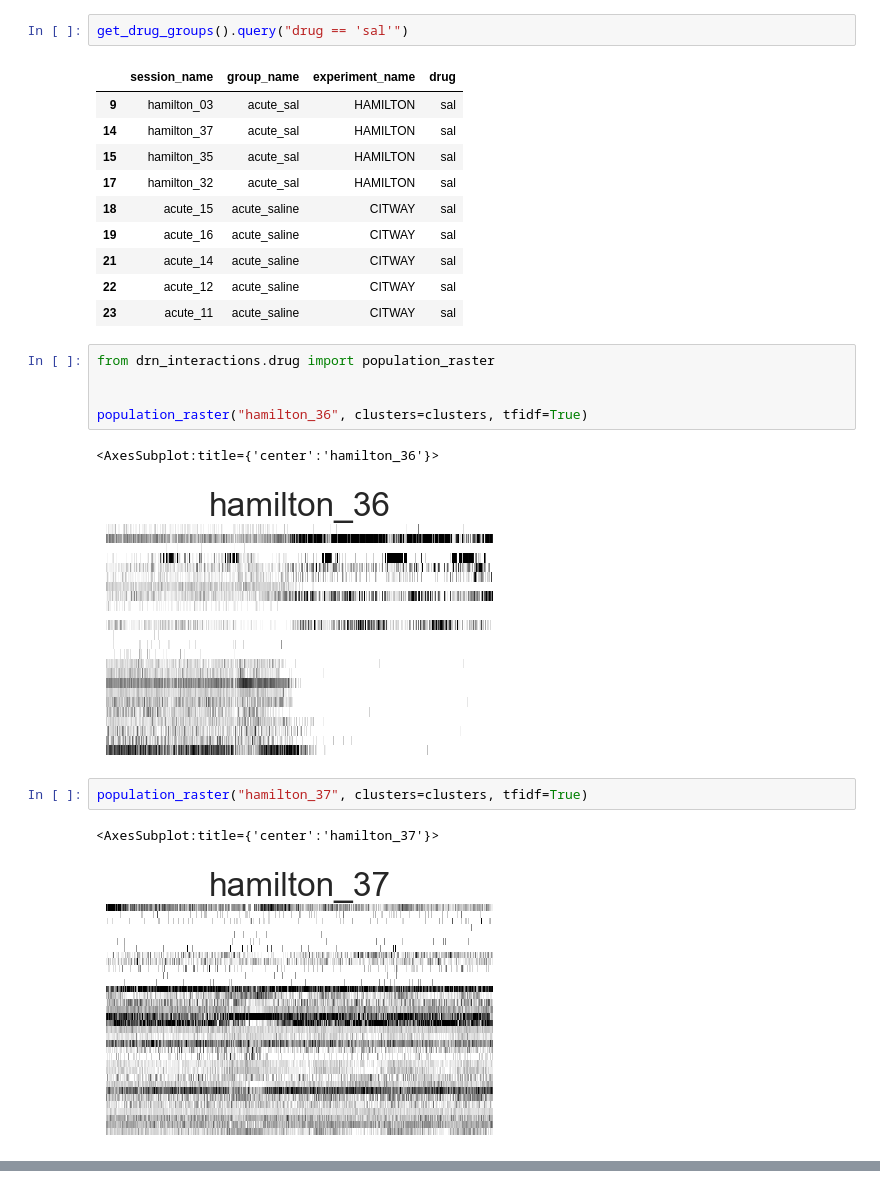
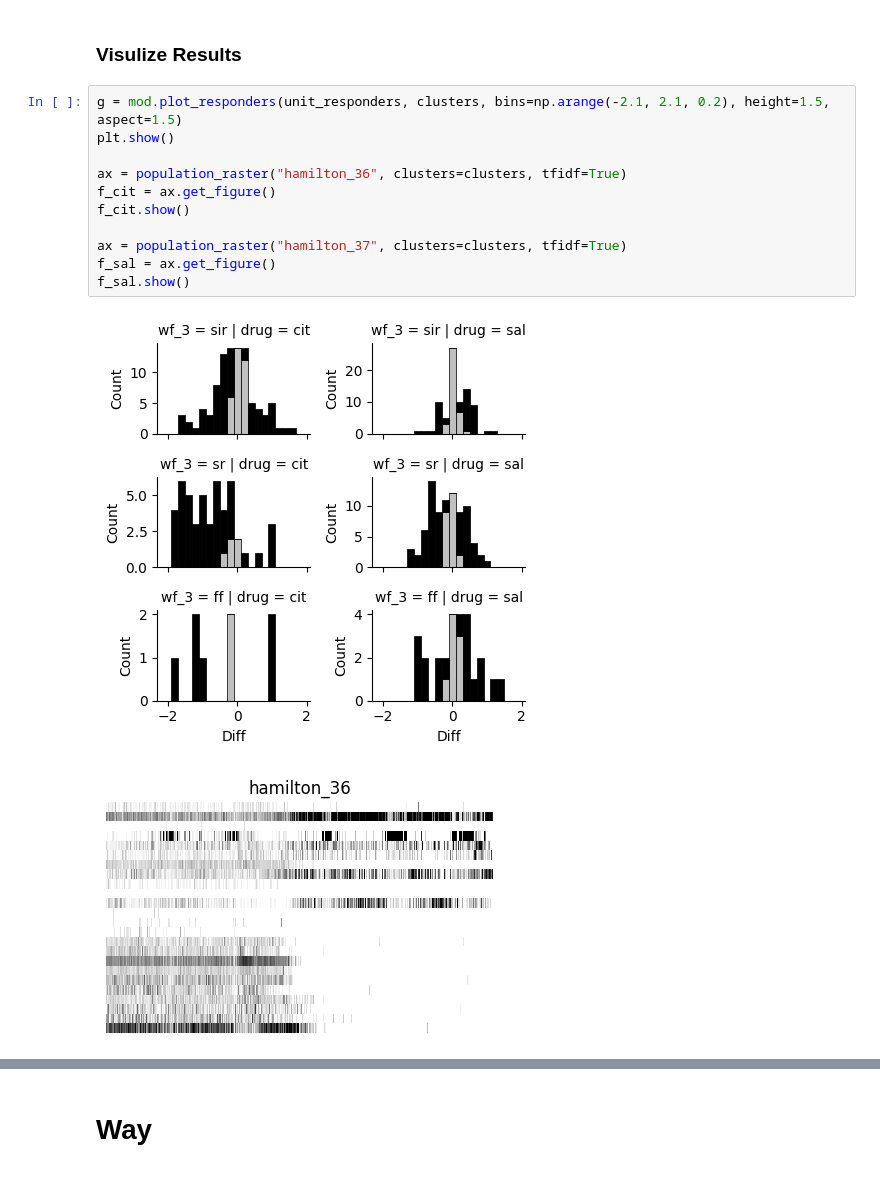
Before and after one commit to Ruairi-osul/drn-interactions, a Jupyter notebook: notebooks/Drug/Single Unit.ipynb, the cells around one changed output, grey strips where cells are left out. Saved outputs shown, nothing was run; the diff lists cells and outputs as text.

```diff
--- a/notebooks/Drug/Single Unit.ipynb
+++ b/notebooks/Drug/Single Unit.ipynb
@@ -67,26 +93,16 @@ mod.plot_responders(responders, clusters, bins=np.arange(-2.1, 2.1, 0.2))
-# %%
-get_drug_groups().query("drug == 'sal'")
-# %% [output]
-|  | session_name | group_name | experiment_name | drug |
-| 9 | hamilton_03 | acute_sal | HAMILTON | sal |
-| 14 | hamilton_37 | acute_sal | HAMILTON | sal |
-| 15 | hamilton_35 | acute_sal | HAMILTON | sal |
-| 17 | hamilton_32 | acute_sal | HAMILTON | sal |
-| 18 | acute_15 | acute_saline | CITWAY | sal |
-| 19 | acute_16 | acute_saline | CITWAY | sal |
-| 21 | acute_14 | acute_saline | CITWAY | sal |
-| 22 | acute_12 | acute_saline | CITWAY | sal |
-| 23 | acute_11 | acute_saline | CITWAY | sal |
-# %%
-from drn_interactions.drug import population_raster
-
-
-population_raster("hamilton_36", clusters=clusters, tfidf=True)
-# %% [output]
-<AxesSubplot:title={'center':'hamilton_36'}>
-[figure, removed]
-# %%
-population_raster("hamilton_37", clusters=clusters, tfidf=True)
-# %% [output]
-<AxesSubplot:title={'center':'hamilton_37'}>
-[figure, removed]
+# %% [markdown]
+### Visulize Results
+# %%
+g = mod.plot_responders(unit_responders, clusters, bins=np.arange(-2.1, 2.1, 0.2), height=1.5, aspect=1.5)
+plt.show()
+
+ax = population_raster("hamilton_36", clusters=clusters, tfidf=True)
+f_cit = ax.get_figure()
+f_cit.show()
+
+ax = population_raster("hamilton_37", clusters=clusters, tfidf=True)
+f_sal = ax.get_figure()
+f_sal.show()
+# %% [output]
+[figure, added]
+[figure, added]
@@ -92,0 +110,2 @@ population_raster("hamilton_37", clusters=clusters, tfidf=True)
+# %% [markdown]
+# Way
```
Also changed, not shown: parts of 14 cells of this notebook, 1 other file.
